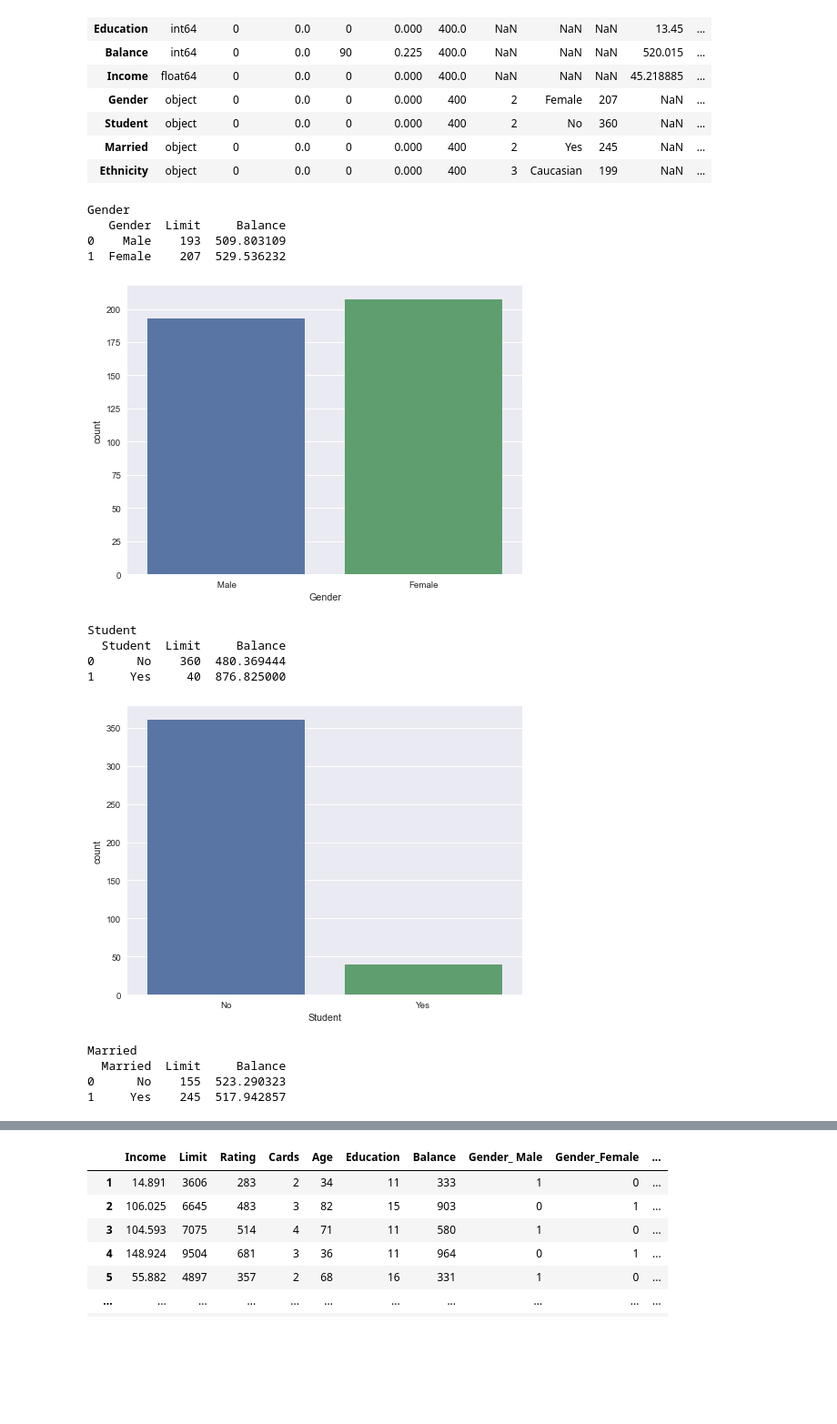
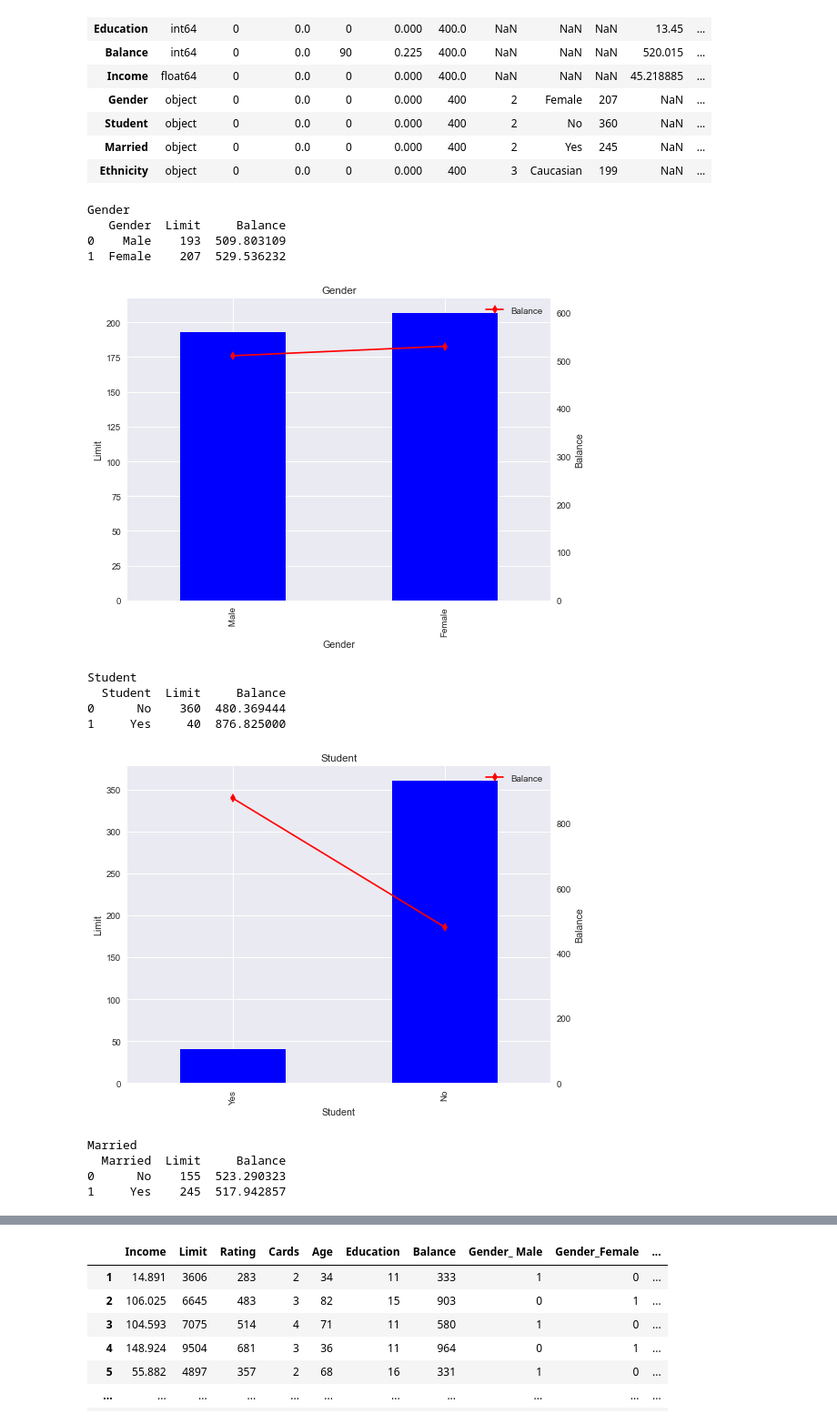
Before and after one commit to antosource/CursoDataScience, a Jupyter notebook: FundamentosDataScience/5/guiado5.ipynb, the cells around one changed output, grey strips where cells are left out. Shown: that part at 91% size. Saved outputs shown, nothing was run; the diff lists cells and outputs as text; code cells hidden in the pictures; blank space fills up the shorter version.

```diff
--- a/FundamentosDataScience/5/guiado5.ipynb
+++ b/FundamentosDataScience/5/guiado5.ipynb
@@ -72,23 +73,23 @@ calidad
 # %%
 var_obj = 'Balance' #Variable Objetivo
 for v in['Gender', 'Student', 'Married','Ethnicity']:
     print(v)
     g = df.groupby(v).agg({'Limit':'count', var_obj:'mean'}).reset_index()
     print(g)
-    sns.countplot(df[v])
+    #sns.countplot(df[v])
     plt.show()
-    #cross_plot(g,'Limit', var_obj, v, size=(8,6), xlim=None, ylim=(0,g[var_obj].max()+100), titulo= v, order=1, medias=0)
+    cross_plot(g,'Limit', var_obj, v, size=(8,6), xlim=None, ylim=(0,g[var_obj].max()+100), titulo= v, order=1, medias=0)
 # %% [output]
 Gender
    Gender  Limit     Balance
 0    Male    193  509.803109
 1  Female    207  529.536232
-[figure, old version]
+[figure, new version]
 Student
   Student  Limit     Balance
 0      No    360  480.369444
 1     Yes     40  876.825000
-[figure, old version]
+[figure, new version]
 Married
   Married  Limit     Balance
 0      No    155  523.290323
```
Also changed, not shown: parts of 2 cells of this notebook, 6 other files.
